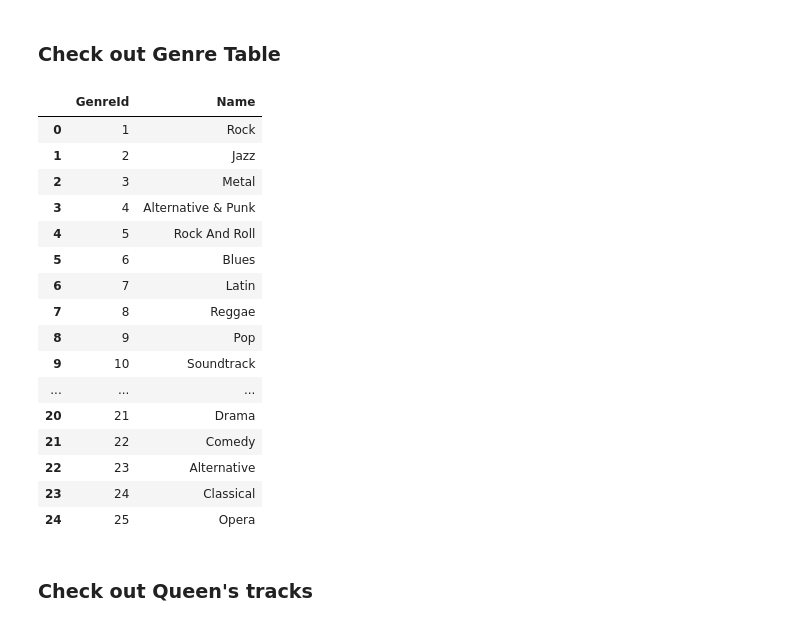
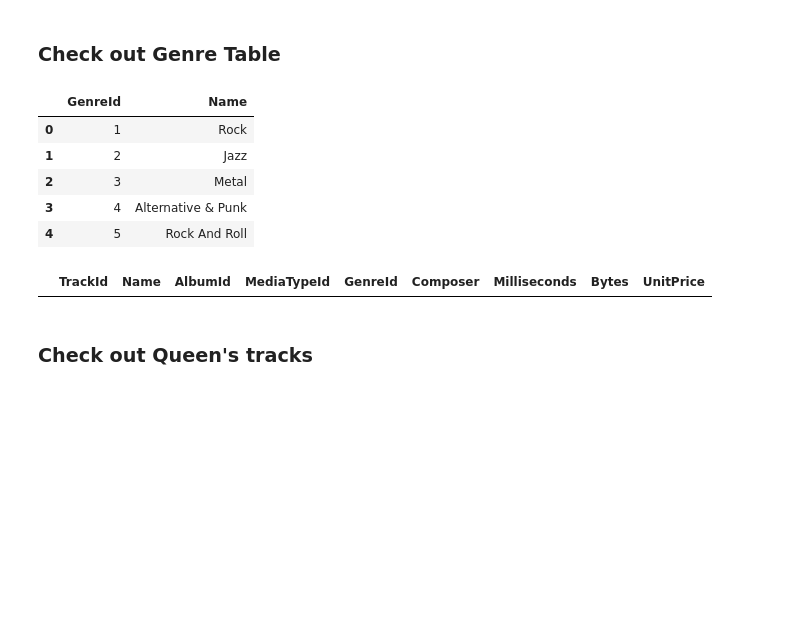
Before and after one commit to pakbungdesu/Queen-Data-Analysis, a Jupyter notebook: queen.ipynb, the cells around one changed output. Cells and saved outputs as stored; diff of their text form; code cells hidden in the pictures; blank space fills up the shorter version.

```diff
--- a/queen.ipynb
+++ b/queen.ipynb
@@ -50,25 +50,20 @@ album_id
 ### Check out Genre Table
 # %%
 genre_df = pd.read_sql_query("SELECT * FROM Genre", con=engine)
-genre_df
+genre_df.head()
 # %% [output]
 |  | GenreId | Name |
 | 0 | 1 | Rock |
 | 1 | 2 | Jazz |
 | 2 | 3 | Metal |
 | 3 | 4 | Alternative & Punk |
 | 4 | 5 | Rock And Roll |
-| 5 | 6 | Blues |
-| 6 | 7 | Latin |
-| 7 | 8 | Reggae |
-| 8 | 9 | Pop |
-| 9 | 10 | Soundtrack |
-| ... | ... | ... |
-| 20 | 21 | Drama |
-| 21 | 22 | Comedy |
-| 22 | 23 | Alternative |
-| 23 | 24 | Classical |
-| 24 | 25 | Opera |
+# %%
+# All Queen's song is Rock
+queen_genre = pd.read_sql_query(f"SELECT * FROM Track WHERE AlbumId IN {album_id} AND GenreId != 1", con=engine)
+queen_genre
+# %% [output]
+|  | TrackId | Name | AlbumId | MediaTypeId | GenreId | Composer | Milliseconds | Bytes | UnitPrice |
 # %% [markdown]
 ### Check out Queen's tracks
 # %%
```
Also changed, not shown: parts of 3 cells of this notebook.
